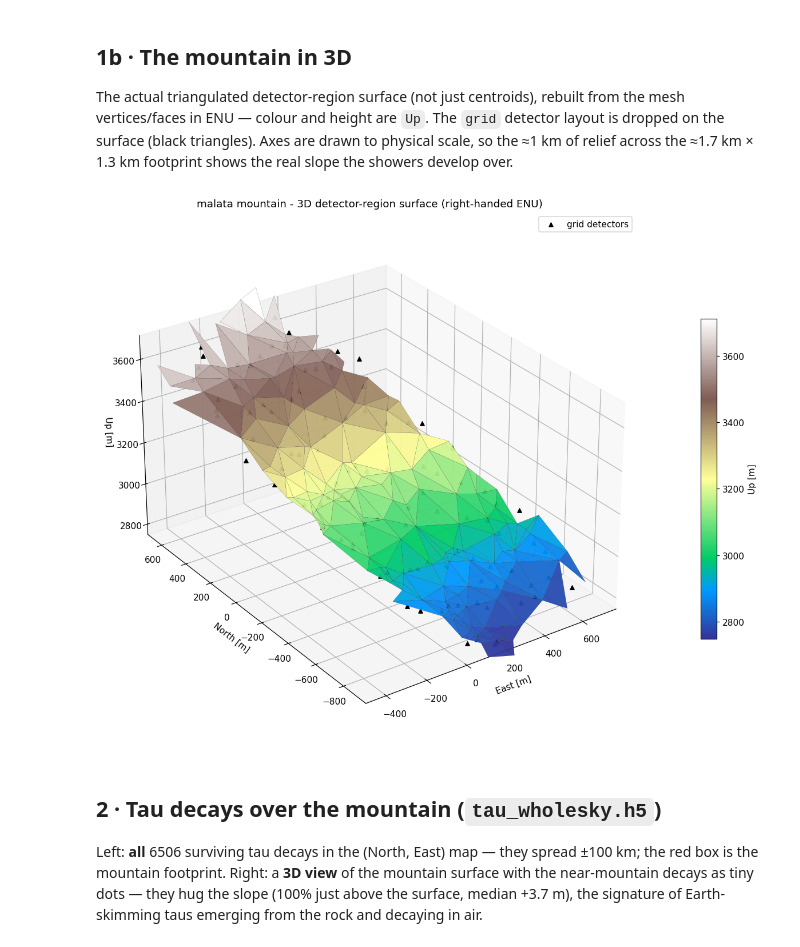
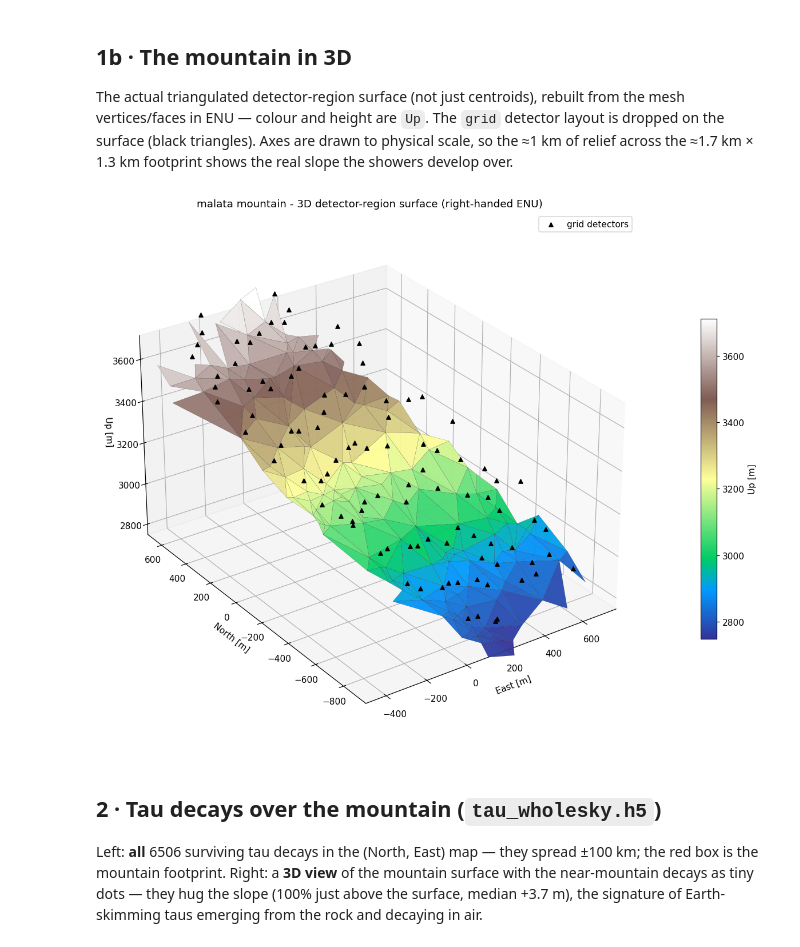
Before and after one commit to JayAgarwal25/TamboOpt-J, a Jupyter notebook: detector_optimization_v6/notebooks/malata_tau_geometry.ipynb, the cells around one changed output. Saved outputs shown, nothing was run; the diff lists cells and outputs as text; code cells hidden in the pictures.

```diff
--- a/detector_optimization_v6/notebooks/malata_tau_geometry.ipynb
+++ b/detector_optimization_v6/notebooks/malata_tau_geometry.ipynb
@@ -74,7 +75,7 @@ taus : tau_wholesky.h5
 # ── Mountain (malata) in site-local ENU: centroids columns are (North, Up, East) ──
 mtn = load_tr_mountain(GEOMETRY_PATH_RESOLVED, GEOMETRY_GROUP, DET_KEY,
                        east_entry=EAST_ENTRY, layer_east_dx=LAYER_EAST_DX, n_planes=N_PLANES)
-mN, mU, mE = mtn.centroids_NUE[:, 0], mtn.centroids_NUE[:, 1], mtn.centroids_NUE[:, 2]
+mE, mN, mU = mtn.centroids_ENU[:, 0], mtn.centroids_ENU[:, 1], mtn.centroids_ENU[:, 2]
 surface = SurfaceUpMap.from_mountain(mtn).to("cpu")    # differentiable Up = g(North, East)
 print(f"malata detector region: {len(mN)} triangle centroids")
 print(f"  North [{mN.min():7.0f}, {mN.max():7.0f}]  East [{mE.min():7.0f}, {mE.max():7.0f}]  "
@@ -97,7 +98,7 @@ layouts = {
     "uniform":  layout_uniform_random(mtn, N_DETECTORS, rng=rng),
     "latin_hc": layout_latin_hypercube(mtn, N_DETECTORS, rng=rng),
 }
-layouts = {k: (np.asarray(v[0]), np.asarray(v[1])) for k, v in layouts.items()}  # (North, East)
+layouts = {k: (np.asarray(v[0]), np.asarray(v[1])) for k, v in layouts.items()}  # (East, North)
 
 def det_up(N, E):
     return surface(torch.as_tensor(N, dtype=torch.float32),
@@ -142,36 +143,36 @@ from modules_v4.tr_geometry import _ecef_to_enu   # ECEF->ENU, rows [East, North
 
 # Rebuild the detector-region TRIANGLES (not centroids) in ENU about the mesh origin.
 with h5py.File(GEOMETRY_PATH_RESOLVED, "r") as f:
     g = f[GEOMETRY_GROUP]
     _verts = g["vertices"][...]; _faces = g["faces"][...] - 1
     _det   = g[DET_KEY][...] - 1; _loc = g["location"][...]
 _tri_ecef = _verts[:, _faces[:, _det]]
 _enu = _ecef_to_enu(_tri_ecef.reshape(3, -1), float(_loc[0]), float(_loc[1]))
 _E3, _N3, _U3 = (_enu[i].reshape(3, -1) for i in range(3))
 # RIGHT-HANDED ENU axes: x=East, y=North, z=Up  (E x N = U).
 tris   = np.stack([_E3, _N3, _U3], axis=-1).transpose(1, 0, 2)   # (Ndet, 3 vert, [E,N,Up])
 tri_up = _U3.mean(axis=0)
 
 norm = matplotlib.colors.Normalize(tri_up.min(), tri_up.max())
 poly = Poly3DCollection(tris, facecolors=matplotlib.cm.terrain(norm(tri_up)),
                         edgecolors="k", linewidths=0.1, alpha=0.95)
 
 fig = plt.figure(figsize=(13, 9))
 ax = fig.add_subplot(111, projection="3d")
 ax.add_collection3d(poly)
-Ng, Eg = layouts["grid"]            # (North, East)
-ax.scatter(Eg, Ng, det_up(Ng, Eg), c="black", s=22, marker="^",
+Eg, Ng = layouts["grid"]            # (East, North)
+ax.scatter(Eg, Ng, det_up(Ng, Eg)+110, c="black", s=22, marker="^",
            depthshade=False, label="grid detectors")
 ax.set_xlim(mE.min(), mE.max()); ax.set_ylim(mN.min(), mN.max()); ax.set_zlim(mU.min(), mU.max())
 ax.set_box_aspect((np.ptp(mE), np.ptp(mN), np.ptp(mU)))   # physical scale
 ax.set_xlabel("East [m]"); ax.set_ylabel("North [m]"); ax.set_zlabel("Up [m]")
 ax.set_title("malata mountain - 3D detector-region surface (right-handed ENU)"); ax.legend()
 ax.view_init(elev=28, azim=-125)
 sm = matplotlib.cm.ScalarMappable(norm=norm, cmap="terrain"); sm.set_array([])
 fig.colorbar(sm, ax=ax, shrink=0.6, pad=0.08, label="Up [m]")
 fig.tight_layout(); plt.show()
 # %% [output]
-[figure, old version]
+[figure, new version]
 # %% [markdown]
 ## 2 · Tau decays over the mountain (`tau_wholesky.h5`)
 
```
Also changed, not shown: parts of 14 cells of this notebook, 14 other files.
